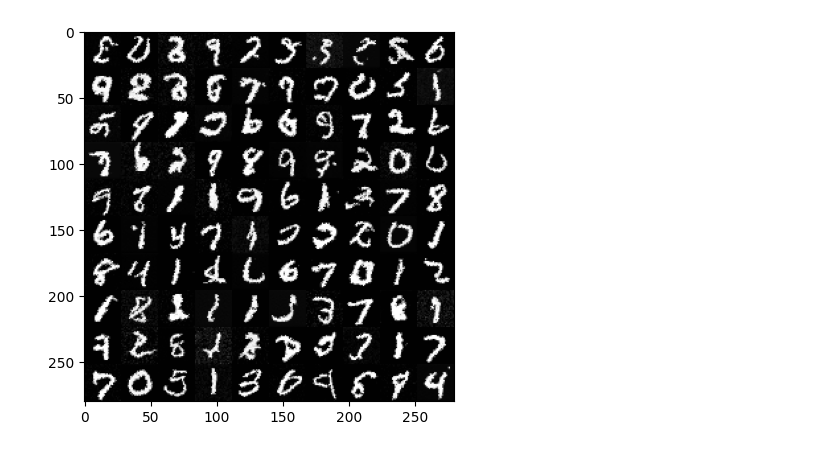
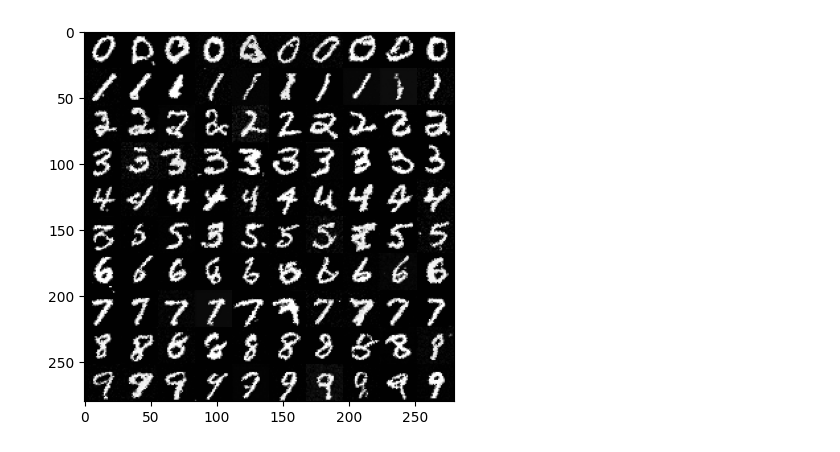
Before and after one commit to hannes-neumann/conditional-flow-matching-seminar, a Jupyter notebook: notebooks/cond_mnist.ipynb, the cells around one changed output. Saved outputs shown, nothing was run; the diff lists cells and outputs as text; code cells hidden in the pictures.

```diff
--- a/notebooks/cond_mnist.ipynb
+++ b/notebooks/cond_mnist.ipynb
@@ -40,22 +38,6 @@ trainset = datasets.MNIST(
 train_loader = torch.utils.data.DataLoader(
     trainset, batch_size=batch_size, shuffle=True, drop_last=True
 )
-# %%
-use_cuda = torch.cuda.is_available()
-device = torch.device("cuda" if use_cuda else "cpu")
-batch_size = 128
-n_epochs = 10
-
-trainset = datasets.MNIST(
-    "../data",
-    train=True,
-    download=True,
-    transform=transforms.Compose([transforms.ToTensor(), transforms.Normalize((0.5,), (0.5,))]),
-)
-
-train_loader = torch.utils.data.DataLoader(
-    trainset, batch_size=batch_size, shuffle=True, drop_last=True
-)
 # %%
 # Class-conditional FM
 
@@ -63,7 +45,7 @@ sigma = 0.0
 model = UNetModel(
     dim=(1, 28, 28), num_channels=32, num_classes=10, num_res_blocks=1, class_cond=True
 ).to(device)
-FM = ExactOptimalTransportConditionalFlowMatcher(sigma=sigma)
+FM = ConditionalFlowMatcher(sigma=sigma)
 node = NeuralODE(model, solver="dopri5", sensitivity="adjoint", rtol=1e-4, atol=1e-4)
 optimizer = torch.optim.AdamW(model.parameters())
 # %%
@@ -91,26 +77,30 @@ epoch: 4, steps: 467, loss: 0.1373
 # %%
 USE_TORCH_DIFFEQ = True
-generated_class_list = torch.arange(10, device=device).repeat(10)
+# model = torch.load("models/cond_mnist/cfm_mnist_4", weights_only=False).to(device)
+generated_class_list = torch.arange(10, device=device).repeat_interleave(10)
+# generated_class_list = torch.asarray().to(device)
+# generated_class_list = torch.zeros(100, dtype=torch.long ,device=device)  # nur Nullen
 with torch.no_grad():
     if USE_TORCH_DIFFEQ:
         traj = torchdiffeq.odeint(
             lambda t, x: model.forward(t, x, generated_class_list),
             torch.randn(100, 1, 28, 28, device=device),
             torch.linspace(0, 1, 2, device=device),
             atol=1e-4,
             rtol=1e-4,
             method="dopri5",
+            options={"dtype": torch.float32}
         )
     else:
         traj = node.trajectory(
             torch.randn(100, 1, 28, 28, device=device),
             t_span=torch.linspace(0, 1, 2, device=device),
         )
 grid = make_grid(
     traj[-1, :100].view([-1, 1, 28, 28]).clip(-1, 1), value_range=(-1, 1), padding=0, nrow=10
 )
 img = ToPILImage()(grid)
 plt.imshow(img)
 plt.show()
 # %% [output]
-[figure, old version]
+[figure, new version]
```
Also changed, not shown: parts of 3 cells of this notebook, 2 other files.
